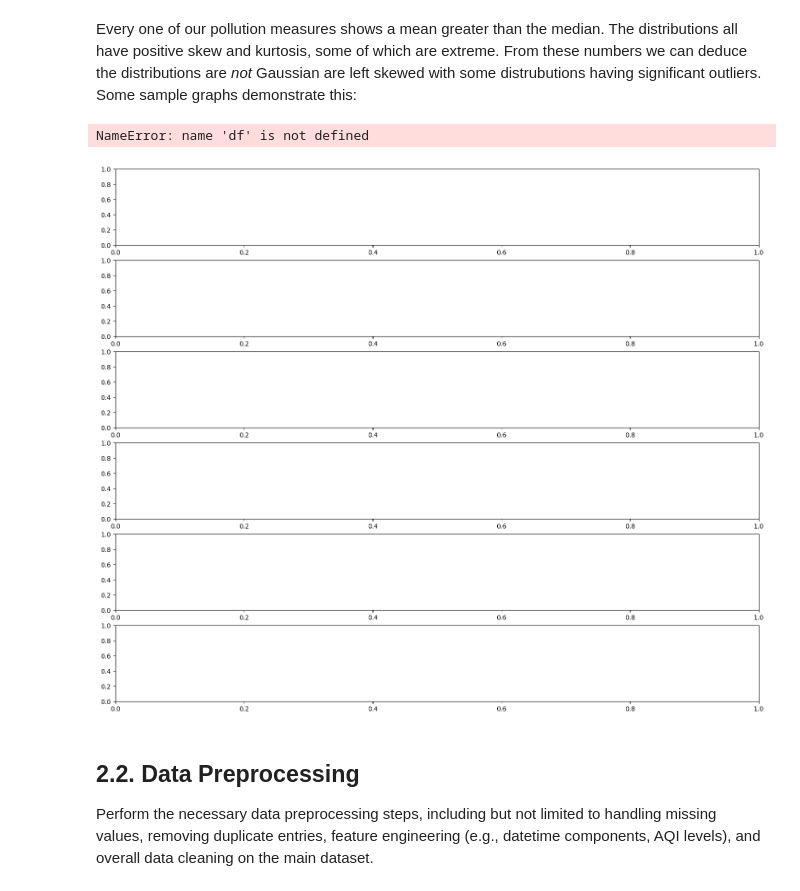
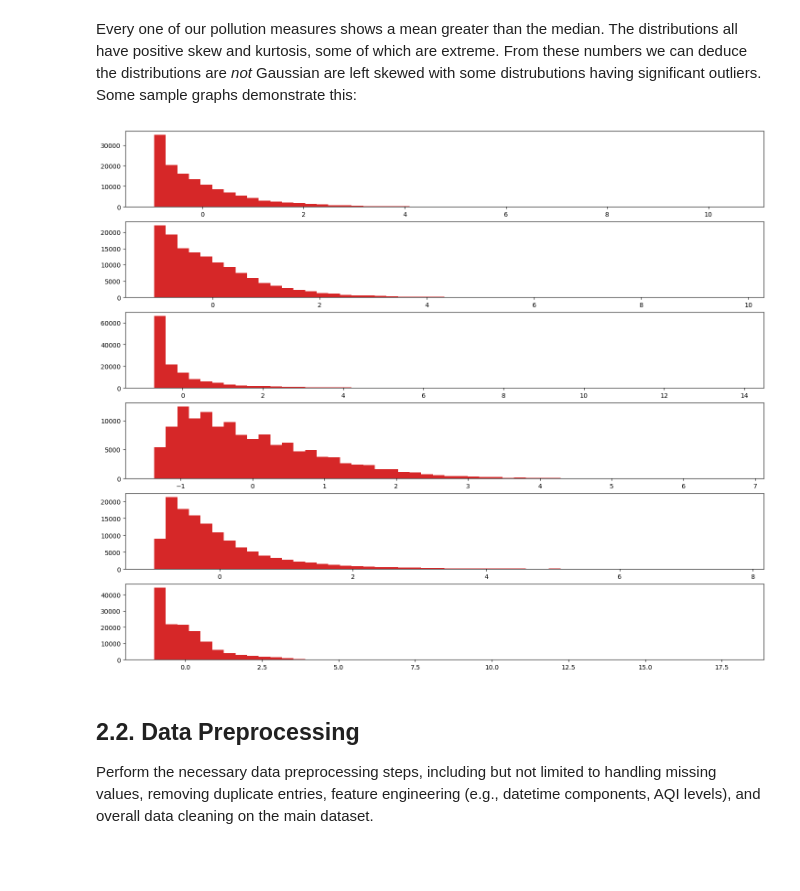
Before and after one commit to almar5855/CMP7005_PRAC1, a Jupyter notebook: st20339453 CMP7005 PRAC1.ipynb, the cells around one changed output. Saved outputs shown, nothing was run; the diff lists cells and outputs as text; code cells hidden in the pictures; blank space fills up the shorter version.

```diff
--- a/st20339453 CMP7005 PRAC1.ipynb
+++ b/st20339453 CMP7005 PRAC1.ipynb
@@ -188,15 +188,18 @@ Every one of our pollution measures shows a mean greater than the median. The di
 # %%
 fig, ax = plt.subplots(6, 1, figsize=(18, 15))#, sharex=True)
 
-for i, v in enumerate(['PM2.5', 'PM10', 'SO2', 'NO2', 'CO', 'O3']):
-    ax[i].hist((df[v]-df[v].mean())/df[v].std(), bins=100)
-    ax[i].set(title=v,
-            ylabel='Concentration')
+# for i, v in enumerate(['PM2.5', 'PM10', 'SO2', 'NO2', 'CO', 'O3']):
+#     ax[i].hist((df[v]-df[v].mean())/df[v].std(), bins=100)
+#     ax[i].set(title=v,
+#             ylabel='Concentration')
+
+for station, data in tmp:
+    for i, stat in enumerate(['PM2.5', 'PM10', 'SO2', 'NO2', 'CO', 'O3']):
+        ax[i].hist((station_data[stat]-station_data[stat].mean())/station_data[stat].std(), bins=50)
 
 plt.show()
 # %% [output]
-NameError: name 'df' is not defined
-[figure, old version]
+[figure, new version]
 # %% [markdown]
 ## 2.2. Data Preprocessing
 Perform the necessary data preprocessing steps, including but not limited to handling missing values,
```
